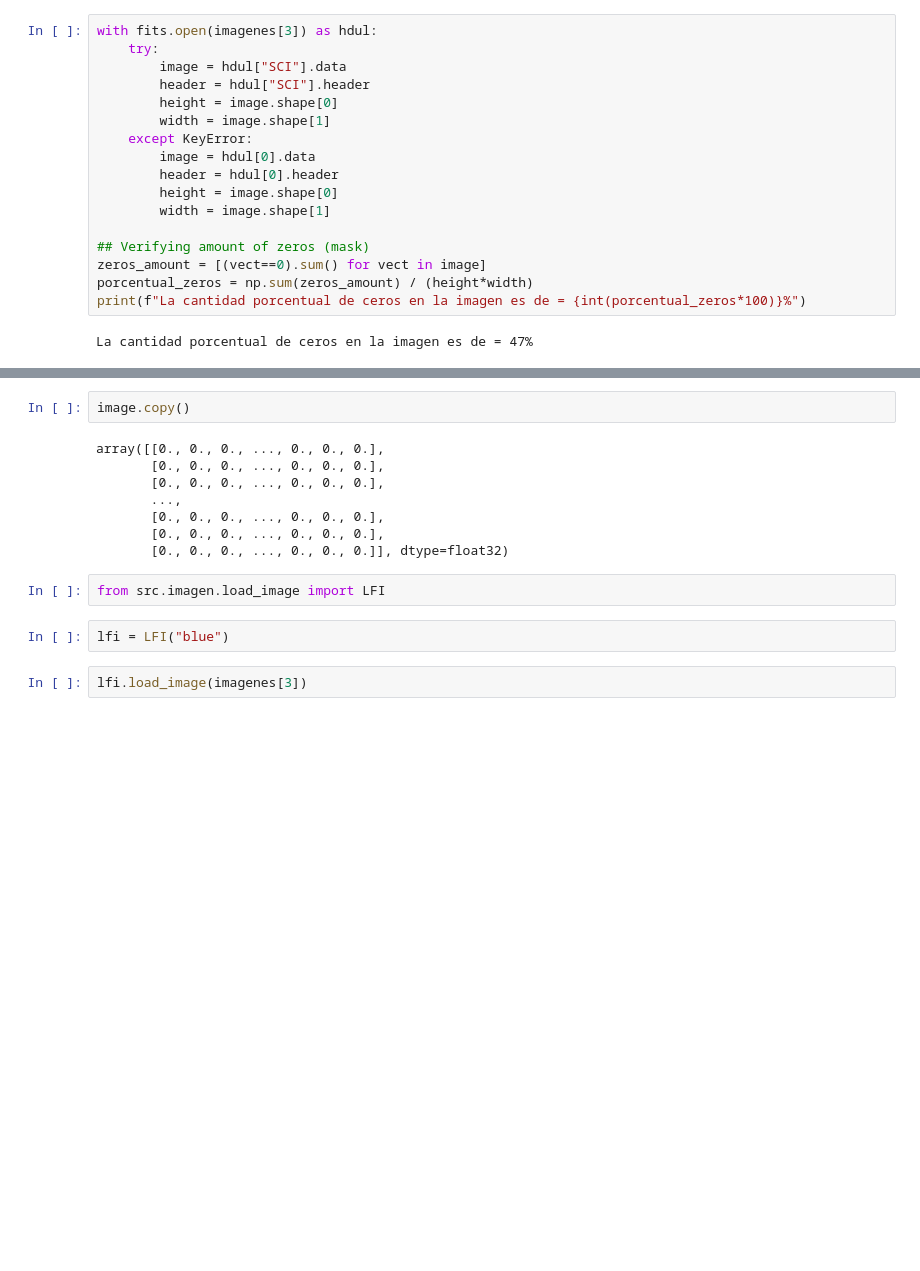
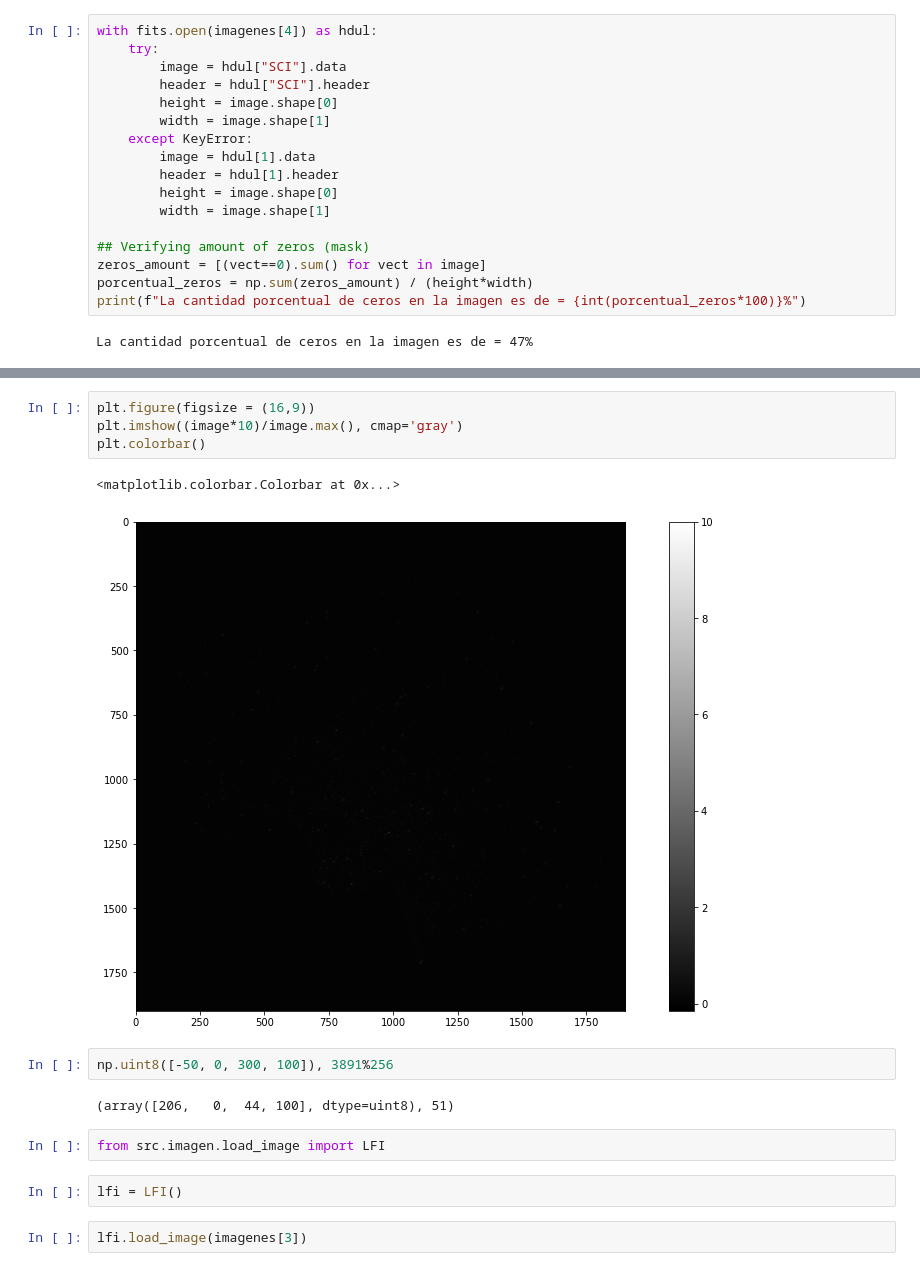
Before and after one commit to juanorion1/reduccion_imagenes_astronomicas, a Jupyter notebook: Notebooks/Prueba_Funciones.ipynb, the cells around one changed output, grey strips where cells are left out. Drawn from its saved outputs; the diff is of its cells as text; blank space fills up the shorter version.

```diff
--- a/Notebooks/Prueba_Funciones.ipynb
+++ b/Notebooks/Prueba_Funciones.ipynb
@@ -36,13 +51,13 @@ imagenes
 # %%
-with fits.open(imagenes[3]) as hdul:
+with fits.open(imagenes[4]) as hdul:
     try:
         image = hdul["SCI"].data
         header = hdul["SCI"].header
         height = image.shape[0]
         width = image.shape[1]
     except KeyError:
-        image = hdul[0].data
-        header = hdul[0].header
+        image = hdul[1].data
+        header = hdul[1].header
         height = image.shape[0]
         width = image.shape[1]
 
@@ -55,17 +80,18 @@ La cantidad porcentual de ceros en la imagen es de = 47%
 # %%
-image.copy()
+plt.figure(figsize = (16,9))
+plt.imshow((image*10)/image.max(), cmap='gray')
+plt.colorbar()
 # %% [output]
-array([[0., 0., 0., ..., 0., 0., 0.],
-       [0., 0., 0., ..., 0., 0., 0.],
-       [0., 0., 0., ..., 0., 0., 0.],
-       ...,
-       [0., 0., 0., ..., 0., 0., 0.],
-       [0., 0., 0., ..., 0., 0., 0.],
-       [0., 0., 0., ..., 0., 0., 0.]], dtype=float32)
+<matplotlib.colorbar.Colorbar at 0x...>
+[figure, added]
+# %%
+np.uint8([-50, 0, 300, 100]), 3891%256
+# %% [output]
+(array([206,   0,  44, 100], dtype=uint8), 51)
 # %%
 from src.imagen.load_image import LFI
 # %%
-lfi = LFI("blue")
+lfi = LFI()
 # %%
 lfi.load_image(imagenes[3])
 # %%
```
Also changed, not shown: parts of 10 cells of this notebook, 3 other files.
